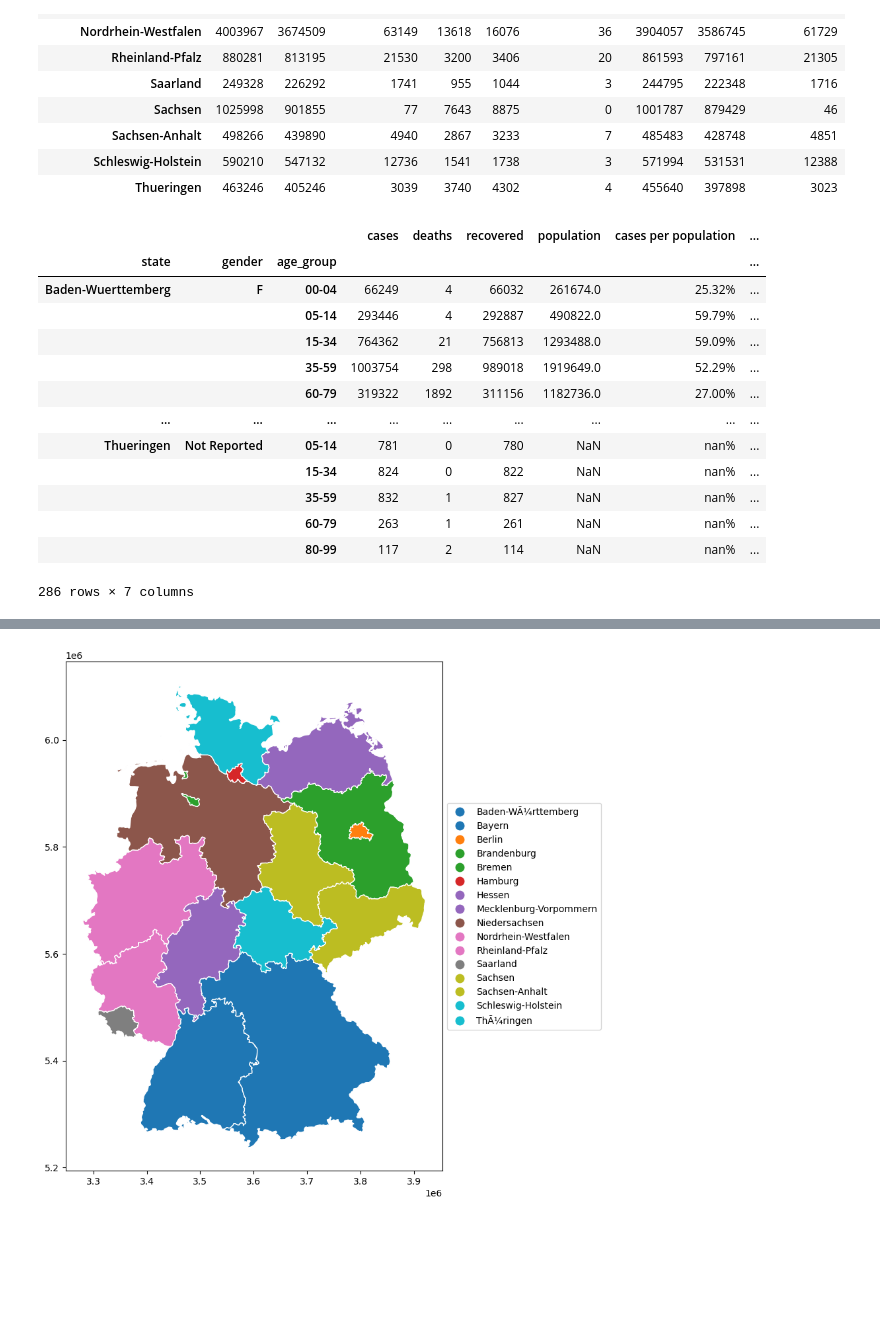
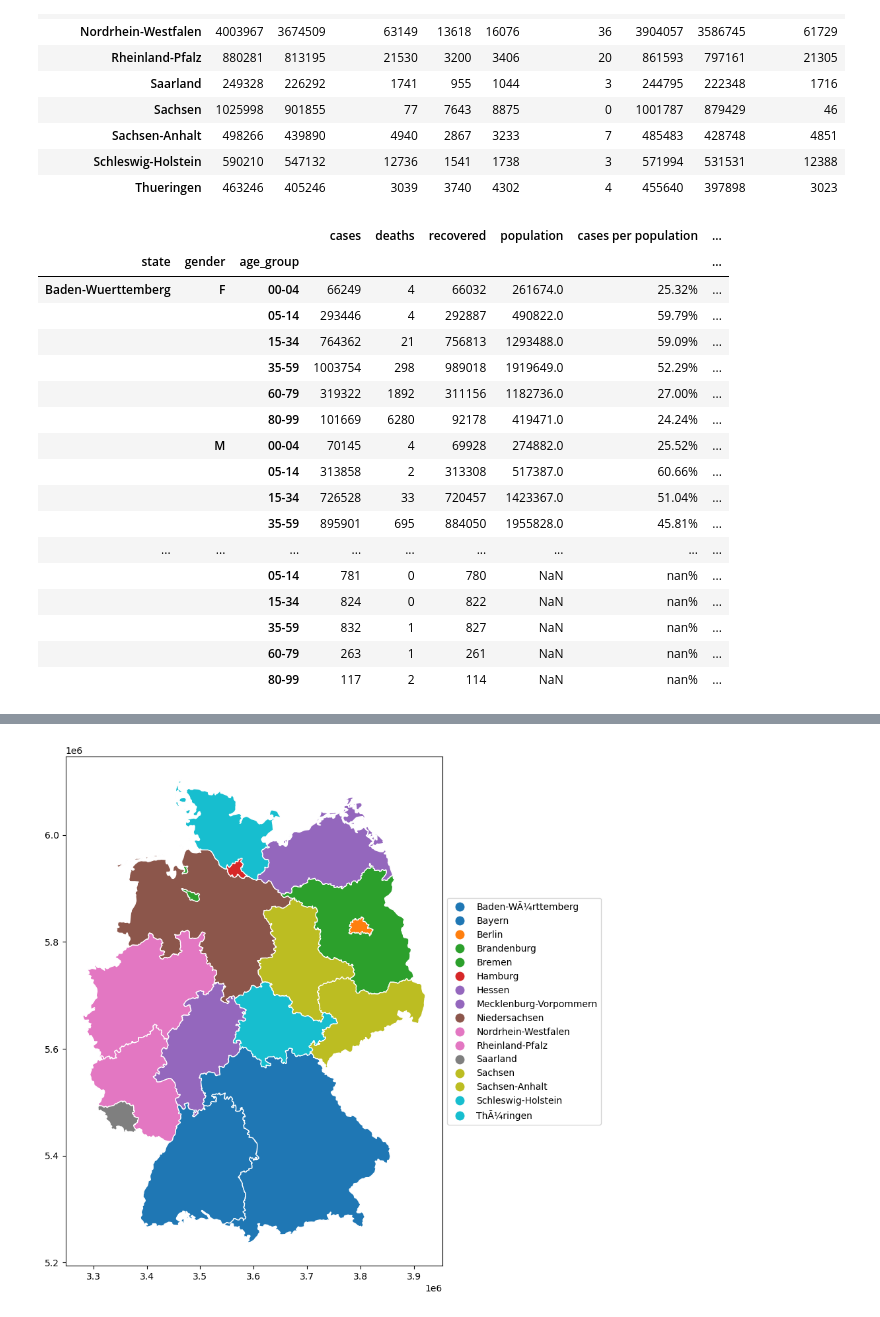
Before and after one commit to doctorf72/Naya-Practical-Data-Science-EDA-Project, a Jupyter notebook: COVID_Germany Felix.ipynb, the cells around one changed output, grey strips where cells are left out. Saved outputs shown, nothing was run; the diff lists cells and outputs as text; code cells hidden in the pictures; blank space fills up the shorter version.

```diff
--- a/COVID_Germany Felix.ipynb
+++ b/COVID_Germany Felix.ipynb
@@ -131,38 +189,42 @@ summary_state_gender_age_population = summary_state_gender_age.join(state_popula
 
 def PercentagePerPolpulation(part_of_population, population):
     #return part_of_population/population.astype(float).map("{:.2%}".format)
     return part_of_population/population
 
 summary_state_gender_age_population['cases per population'] = summary_state_gender_age_population.apply(lambda x: PercentagePerPolpulation(x['cases'],x['population']), axis = 1)
 summary_state_gender_age_population['deaths per population'] = summary_state_gender_age_population.apply(lambda x: PercentagePerPolpulation(x['deaths'],x['population']), axis = 1)
 summary_state_gender_age_population['recoveries per population'] = summary_state_gender_age_population.apply(lambda x: PercentagePerPolpulation(x['recovered'],x['population']), axis = 1)
 
 
 # def PercentagePresentation(percentage):
 #     return str(percentage).map("{:.2%}".format)
 
 # summary_state_gender_age_population['cases per population'] = summary_state_gender_age_population.apply(lambda x: PercentagePresentation(x['cases per population']), axis = 1 )
 
 summary_state_gender_age_population['cases per population'] = summary_state_gender_age_population['cases per population'].astype(float).map("{:.2%}".format)
 summary_state_gender_age_population['deaths per population'] = summary_state_gender_age_population['deaths per population'].astype(float).map("{:.2%}".format)
 summary_state_gender_age_population['recoveries per population'] = summary_state_gender_age_population['recoveries per population'].astype(float).map("{:.2%}".format)
 
-#pd.set_option('display.max_rows',300)
+pd.set_option('display.max_rows',300)
 
 summary_state_gender_age_population.to_csv('SummaryByStateGenderAge.csv')
 summary_state_gender_age_population
 # %% [output]
 |  |  |  | cases | deaths | recovered | population | cases per population | ... |
 | state | gender | age_group |  |  |  |  |  | ... |
 | Baden-Wuerttemberg | F | 00-04 | 66249 | 4 | 66032 | 261674.0 | 25.32% | ... |
 |  |  | 05-14 | 293446 | 4 | 292887 | 490822.0 | 59.79% | ... |
 |  |  | 15-34 | 764362 | 21 | 756813 | 1293488.0 | 59.09% | ... |
 |  |  | 35-59 | 1003754 | 298 | 989018 | 1919649.0 | 52.29% | ... |
 |  |  | 60-79 | 319322 | 1892 | 311156 | 1182736.0 | 27.00% | ... |
+|  |  | 80-99 | 101669 | 6280 | 92178 | 419471.0 | 24.24% | ... |
+|  | M | 00-04 | 70145 | 4 | 69928 | 274882.0 | 25.52% | ... |
+|  |  | 05-14 | 313858 | 2 | 313308 | 517387.0 | 60.66% | ... |
+|  |  | 15-34 | 726528 | 33 | 720457 | 1423367.0 | 51.04% | ... |
+|  |  | 35-59 | 895901 | 695 | 884050 | 1955828.0 | 45.81% | ... |
 | ... | ... | ... | ... | ... | ... | ... | ... | ... |
-| Thueringen | Not Reported | 05-14 | 781 | 0 | 780 | NaN | nan% | ... |
+|  |  | 05-14 | 781 | 0 | 780 | NaN | nan% | ... |
 |  |  | 15-34 | 824 | 0 | 822 | NaN | nan% | ... |
 |  |  | 35-59 | 832 | 1 | 827 | NaN | nan% | ... |
 |  |  | 60-79 | 263 | 1 | 261 | NaN | nan% | ... |
 |  |  | 80-99 | 117 | 2 | 114 | NaN | nan% | ... |
-286 rows × 7 columns
```
Also changed, not shown: parts of 17 cells of this notebook.
